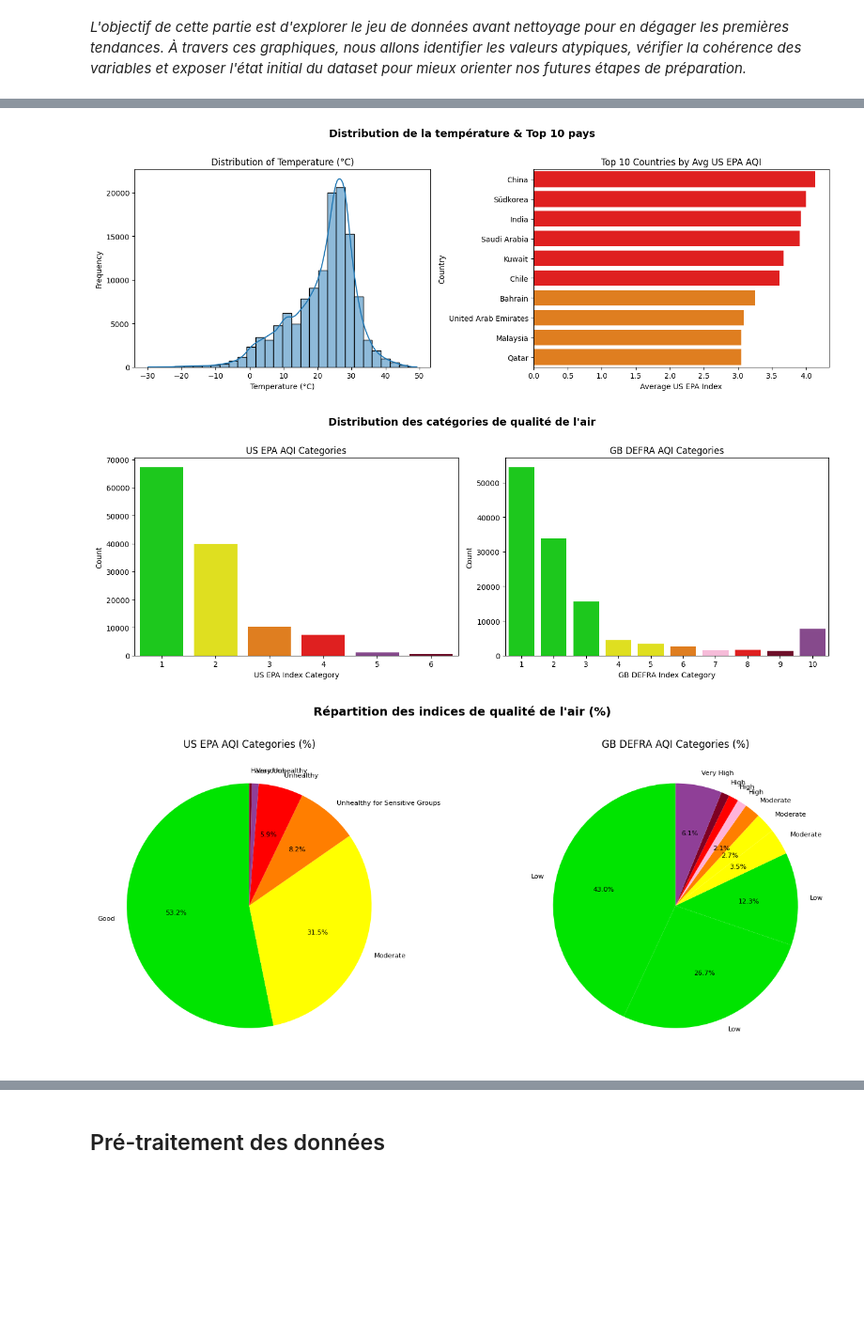
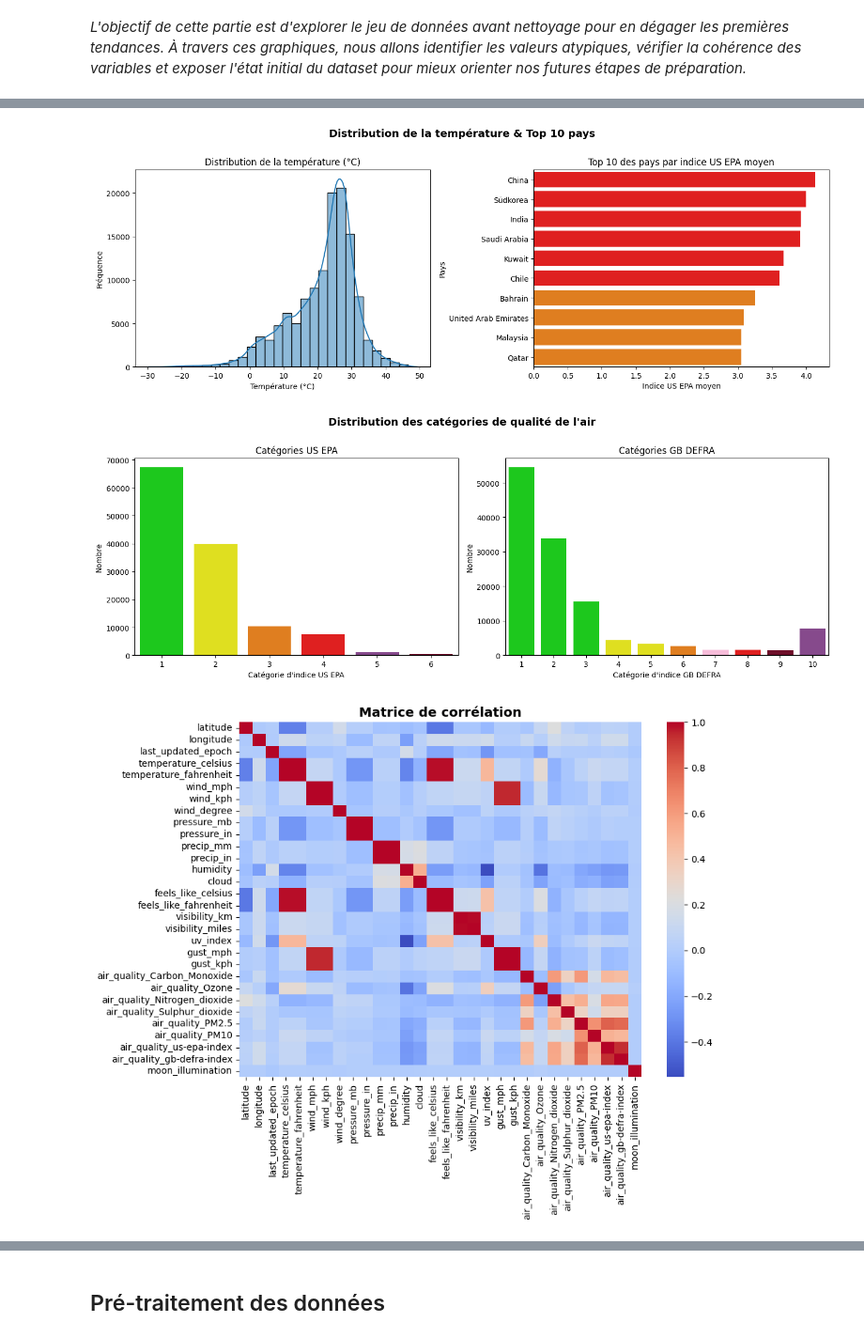
Before and after one commit to leagravellard/Memoire, a Jupyter notebook: Notebooks/01_exploration.ipynb, the cells around one changed output, grey strips where cells are left out. Shown at 94% size. Drawn from its saved outputs; the diff is of its cells as text; code cells hidden in the pictures; blank space fills up the shorter version.

Commit message:
MAJ titres Graphiques

```diff
--- a/Notebooks/01_exploration.ipynb
+++ b/Notebooks/01_exploration.ipynb
@@ -502,11 +502,10 @@ import matplotlib.gridspec as gridspec
 fig1, axes1 = plt.subplots(1, 2, figsize=(14, 5))
 fig1.suptitle("Distribution de la température & Top 10 pays", fontsize=14, fontweight='bold', y=1.01)
 
-
 sns.histplot(df['temperature_celsius'].dropna(), kde=True, bins=30, ax=axes1[0])
-axes1[0].set_title('Distribution of Temperature (°C)')
-axes1[0].set_xlabel('Temperature (°C)')
-axes1[0].set_ylabel('Frequency')
+axes1[0].set_title('Distribution de la température (°C)')
+axes1[0].set_xlabel('Température (°C)')
+axes1[0].set_ylabel('Fréquence')
 
 pollution_by_country_tmp = (
 df.dropna(subset=['country', 'air_quality_us-epa-index'])
@@ -517,65 +516,44 @@ df.dropna(subset=['country', 'air_quality_us-epa-index'])
 )
 bar_colors_tmp = [us_colors_list[int(round(val))-1] if 1 <= int(round(val)) <= len(us_colors_list) else '#999999' for val in pollution_by_country_tmp.values]
 sns.barplot(x=pollution_by_country_tmp.values, y=pollution_by_country_tmp.index, hue=pollution_by_country_tmp.index, palette=bar_colors_tmp, legend=False, ax=axes1[1])
-axes1[1].set_title('Top 10 Countries by Avg US EPA AQI')
-axes1[1].set_xlabel('Average US EPA Index')
-axes1[1].set_ylabel('Country')
+axes1[1].set_title('Top 10 des pays par indice US EPA moyen')
+axes1[1].set_xlabel('Indice US EPA moyen')
+axes1[1].set_ylabel('Pays')
 
 plt.tight_layout()
 plt.savefig("section4_img1.png", dpi=150, bbox_inches="tight")
 plt.show()
 
 # ── IMAGE 2 : Countplot US EPA + Countplot GB DEFRA ──
 fig2, axes2 = plt.subplots(1, 2, figsize=(14, 5))
 fig2.suptitle("Distribution des catégories de qualité de l'air", fontsize=14, fontweight='bold', y=1.01)
 
 sns.countplot(data=df, x='air_quality_us-epa-index', hue='air_quality_us-epa-index', palette=us_colors_list, legend=False, ax=axes2[0])
-axes2[0].set_title('US EPA AQI Categories')
-axes2[0].set_xlabel('US EPA Index Category')
-axes2[0].set_ylabel('Count')
+axes2[0].set_title('Catégories US EPA')
+axes2[0].set_xlabel("Catégorie d'indice US EPA")
+axes2[0].set_ylabel('Nombre')
 
 sns.countplot(data=df, x='air_quality_gb-defra-index', hue='air_quality_gb-defra-index', palette=defra_colors_list, legend=False, ax=axes2[1])
-axes2[1].set_title('GB DEFRA AQI Categories')
-axes2[1].set_xlabel('GB DEFRA Index Category')
-axes2[1].set_ylabel('Count')
+axes2[1].set_title('Catégories GB DEFRA')
+axes2[1].set_xlabel("Catégorie d'indice GB DEFRA")
+axes2[1].set_ylabel('Nombre')
 
 plt.tight_layout()
 plt.savefig("section4_img2.png", dpi=150, bbox_inches="tight")
 plt.show()
 
-# ── IMAGE 3 : Pie US EPA + Pie GB DEFRA ──
-fig3, axes3 = plt.subplots(1, 2, figsize=(14, 6))
-fig3.suptitle("Répartition des indices de qualité de l'air (%)", fontsize=14, fontweight='bold', y=1.01)
 
-epa_counts_tmp = df['air_quality_us-epa-index'].value_counts().sort_index()
-axes3[0].pie(epa_counts_tmp.values, autopct=lambda p: f'{p:.1f}%' if p >= 2 else '',
-        colors=us_colors_list, startangle=90,
-        labels=[us_map.get(int(i), f'Cat {i}') for i in epa_counts_tmp.index],
-        textprops={'fontsize': 8})
-axes3[0].set_title('US EPA AQI Categories (%)', fontsize=12)
-
-gb_counts_tmp = df['air_quality_gb-defra-index'].value_counts().sort_index()
-axes3[1].pie(gb_counts_tmp.values, autopct=lambda p: f'{p:.1f}%' if p >= 2 else '',
-        colors=[defra_colors_list[int(i)-1] for i in gb_counts_tmp.index], startangle=90,
-        labels=[gb_map.get(int(i), f'Level {i}') for i in gb_counts_tmp.index],
-        textprops={'fontsize': 8})
-axes3[1].set_title('GB DEFRA AQI Categories (%)', fontsize=12)
-
-plt.tight_layout()
-plt.savefig("section4_img3.png", dpi=150, bbox_inches="tight")
-plt.show()
-
-# ── IMAGE 4 : Matrice de corrélation (seule) ──
+# ── IMAGE 3 : Matrice de corrélation (seule) ──
 fig4, ax4 = plt.subplots(figsize=(10, 8))
 sns.heatmap(df.select_dtypes(include=np.number).corr(), cmap="coolwarm", ax=ax4)
-ax4.set_title("Correlation Matrix", fontsize=14, fontweight='bold')
+ax4.set_title("Matrice de corrélation", fontsize=14, fontweight='bold')
 
 plt.tight_layout()
 plt.savefig("section4_img4.png", dpi=150, bbox_inches="tight")
 plt.show()
 
 print("Images sauvegardées : section4_img1.png, section4_img2.png, section4_img3.png, section4_img4.png")
 # %% [output]
-[figure, old version]
+[figure, new version]
-[figure, old version]
+[figure, new version]
-[figure, old version]
+[figure, new version]
```
Also changed, not shown: parts of 10 cells of this notebook, 7 other files.
